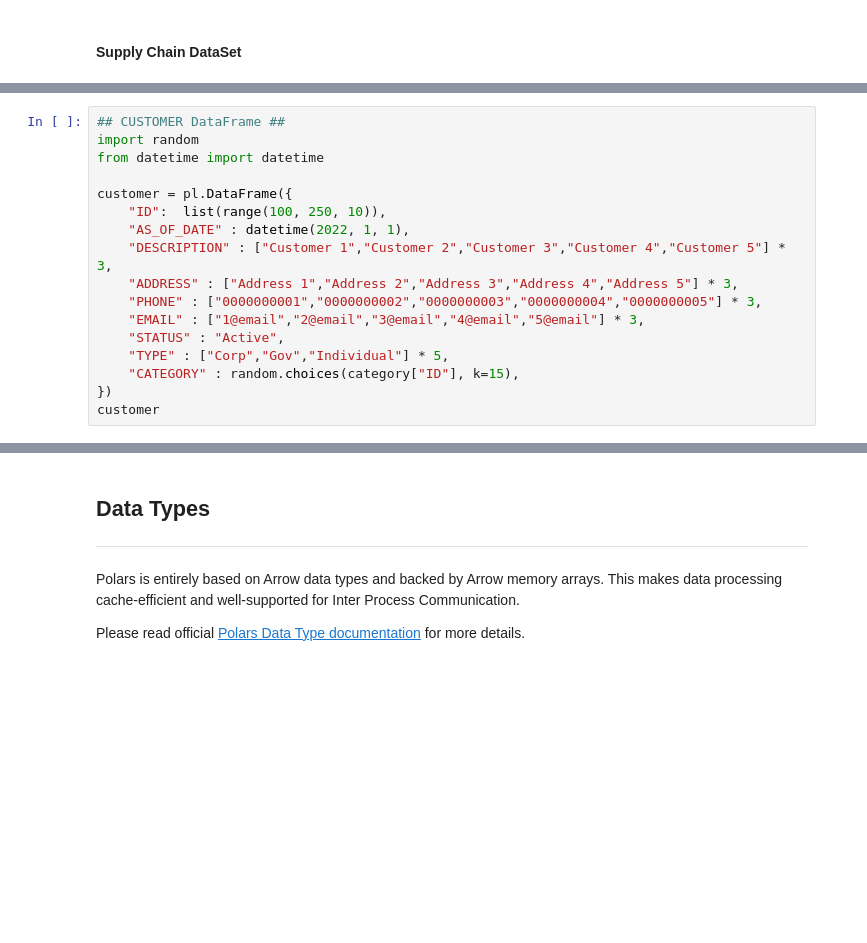
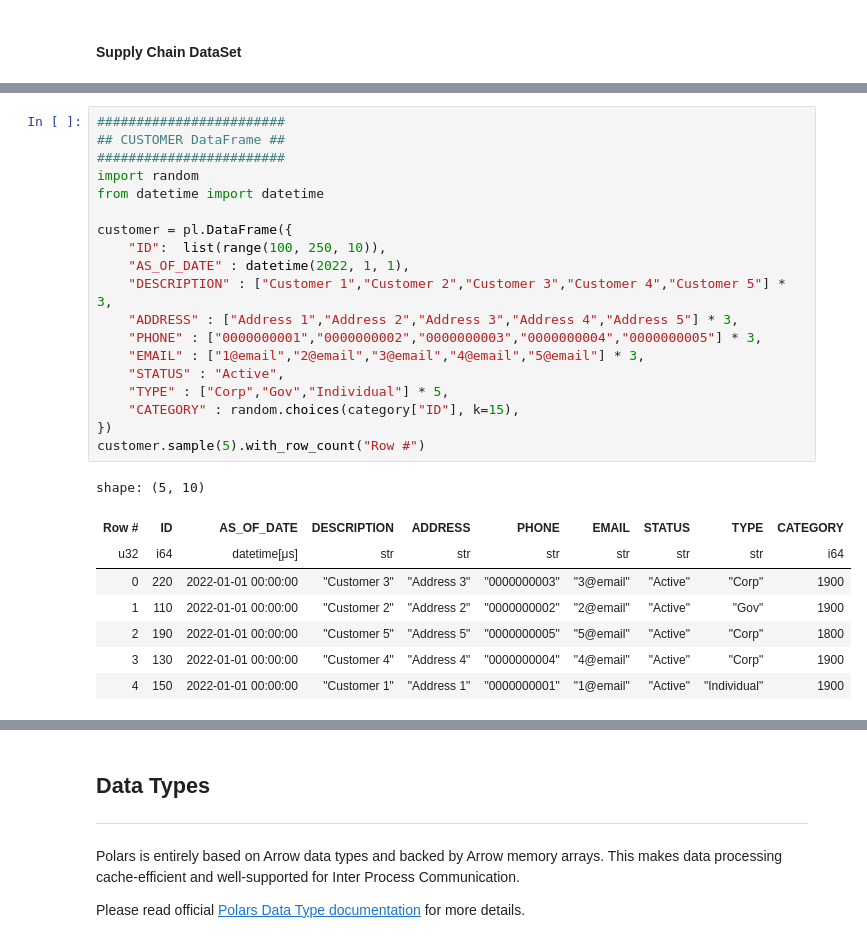
Before and after one commit to AmitXShukla/RPA, a Jupyter notebook: notebooks/Python - Polars dataframe complete user guide.ipynb, the cells around one changed output, grey strips where cells are left out. Drawn from its saved outputs; the diff is of its cells as text; blank space fills up the shorter version.

```diff
--- a/notebooks/Python - Polars dataframe complete user guide.ipynb
+++ b/notebooks/Python - Polars dataframe complete user guide.ipynb
@@ -326,18 +414,29 @@ product
 # %%
+########################
 ## CUSTOMER DataFrame ##
+########################
 import random
 from datetime import datetime
 
 customer = pl.DataFrame({
     "ID":  list(range(100, 250, 10)),
     "AS_OF_DATE" : datetime(2022, 1, 1),
     "DESCRIPTION" : ["Customer 1","Customer 2","Customer 3","Customer 4","Customer 5"] * 3,
     "ADDRESS" : ["Address 1","Address 2","Address 3","Address 4","Address 5"] * 3,
     "PHONE" : ["0000000001","0000000002","0000000003","0000000004","0000000005"] * 3,
     "EMAIL" : ["1@email","2@email","3@email","4@email","5@email"] * 3,
     "STATUS" : "Active",
     "TYPE" : ["Corp","Gov","Individual"] * 5,
     "CATEGORY" : random.choices(category["ID"], k=15),
 })
-customer
+customer.sample(5).with_row_count("Row #")
+# %% [output]
+shape: (5, 10)
+| Row # | ID | AS_OF_DATE | DESCRIPTION | ADDRESS | PHONE | EMAIL | STATUS | TYPE | CATEGORY |
+| u32 | i64 | datetime[μs] | str | str | str | str | str | str | i64 |
+| 0 | 220 | 2022-01-01 00:00:00 | "Customer 3" | "Address 3" | "0000000003" | "3@email" | "Active" | "Corp" | 1900 |
+| 1 | 110 | 2022-01-01 00:00:00 | "Customer 2" | "Address 2" | "0000000002" | "2@email" | "Active" | "Gov" | 1900 |
+| 2 | 190 | 2022-01-01 00:00:00 | "Customer 5" | "Address 5" | "0000000005" | "5@email" | "Active" | "Corp" | 1800 |
+| 3 | 130 | 2022-01-01 00:00:00 | "Customer 4" | "Address 4" | "0000000004" | "4@email" | "Active" | "Corp" | 1900 |
+| 4 | 150 | 2022-01-01 00:00:00 | "Customer 1" | "Address 1" | "0000000001" | "1@email" | "Active" | "Individual" | 1900 |
 # %%
```
Also changed, not shown: parts of 60 cells of this notebook, 1 other file.
